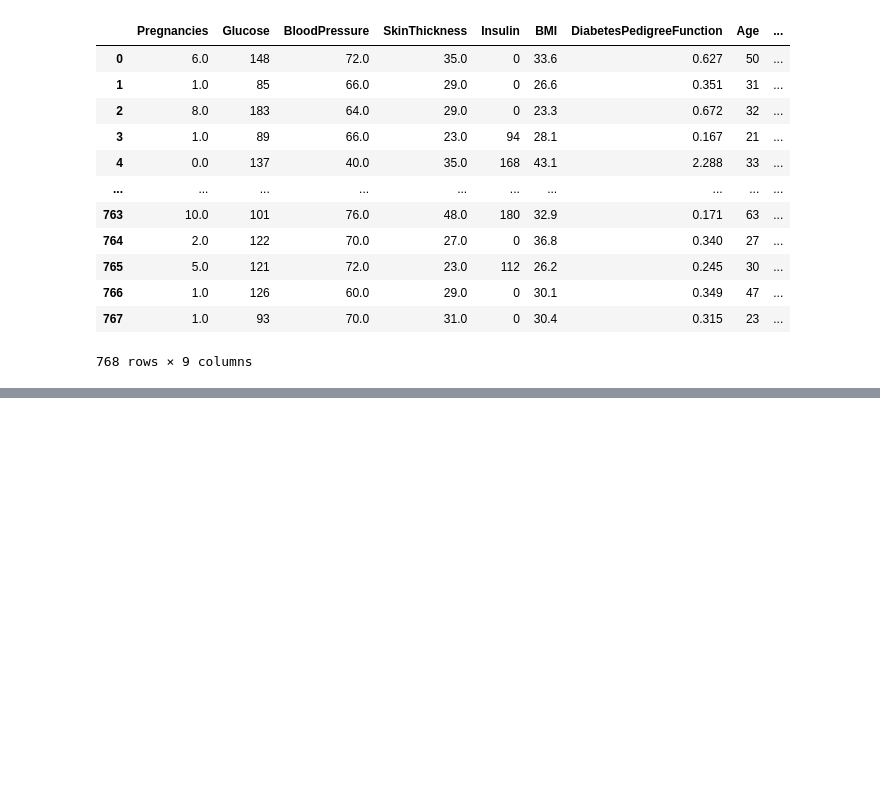
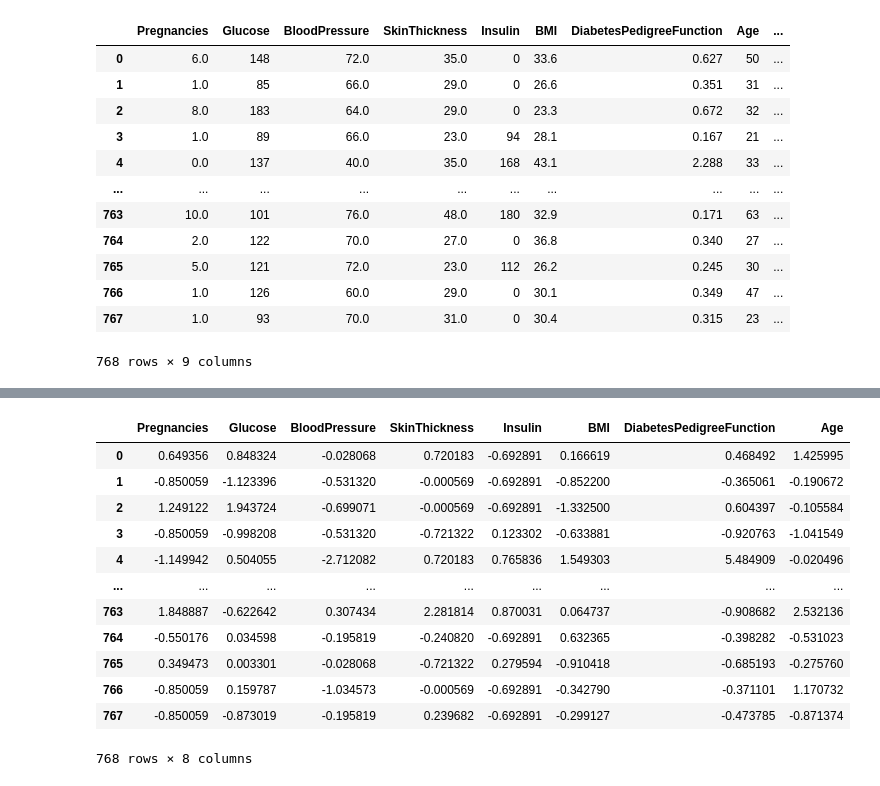
Before and after one commit to nikhil4859/Logistic-Regression, a Jupyter notebook: Pima_India_Diabetes.ipynb, the cells around one changed output, grey strips where cells are left out. Drawn from its saved outputs; the diff is of its cells as text; code cells hidden in the pictures; blank space fills up the shorter version.

Commit message:
Kaggle Notebook | Pima India Diabetes | Version 1

```diff
--- a/Pima_India_Diabetes.ipynb
+++ b/Pima_India_Diabetes.ipynb
@@ -291,0 +303,3 @@ model.coef_[0]
+# %%
+y = df['Outcome']
+X = df.drop('Outcome', axis=1) #Defining X and Y
@@ -291,0 +308,2 @@ model.coef_[0]
+# %%
+scaler = StandardScaler()
@@ -291,0 +333,16 @@ model.coef_[0]
+# %%
+scaled_data
+# %% [output]
+|  | Pregnancies | Glucose | BloodPressure | SkinThickness | Insulin | BMI | DiabetesPedigreeFunction | Age |
+| 0 | 0.649356 | 0.848324 | -0.028068 | 0.720183 | -0.692891 | 0.166619 | 0.468492 | 1.425995 |
+| 1 | -0.850059 | -1.123396 | -0.531320 | -0.000569 | -0.692891 | -0.852200 | -0.365061 | -0.190672 |
+| 2 | 1.249122 | 1.943724 | -0.699071 | -0.000569 | -0.692891 | -1.332500 | 0.604397 | -0.105584 |
+| 3 | -0.850059 | -0.998208 | -0.531320 | -0.721322 | 0.123302 | -0.633881 | -0.920763 | -1.041549 |
+| 4 | -1.149942 | 0.504055 | -2.712082 | 0.720183 | 0.765836 | 1.549303 | 5.484909 | -0.020496 |
+| ... | ... | ... | ... | ... | ... | ... | ... | ... |
+| 763 | 1.848887 | -0.622642 | 0.307434 | 2.281814 | 0.870031 | 0.064737 | -0.908682 | 2.532136 |
+| 764 | -0.550176 | 0.034598 | -0.195819 | -0.240820 | -0.692891 | 0.632365 | -0.398282 | -0.531023 |
+| 765 | 0.349473 | 0.003301 | -0.028068 | -0.721322 | 0.279594 | -0.910418 | -0.685193 | -0.275760 |
+| 766 | -0.850059 | 0.159787 | -1.034573 | -0.000569 | -0.692891 | -0.342790 | -0.371101 | 1.170732 |
+| 767 | -0.850059 | -0.873019 | -0.195819 | 0.239682 | -0.692891 | -0.299127 | -0.473785 | -0.871374 |
+768 rows × 8 columns
```
Also changed, not shown: parts of 15 cells of this notebook.
